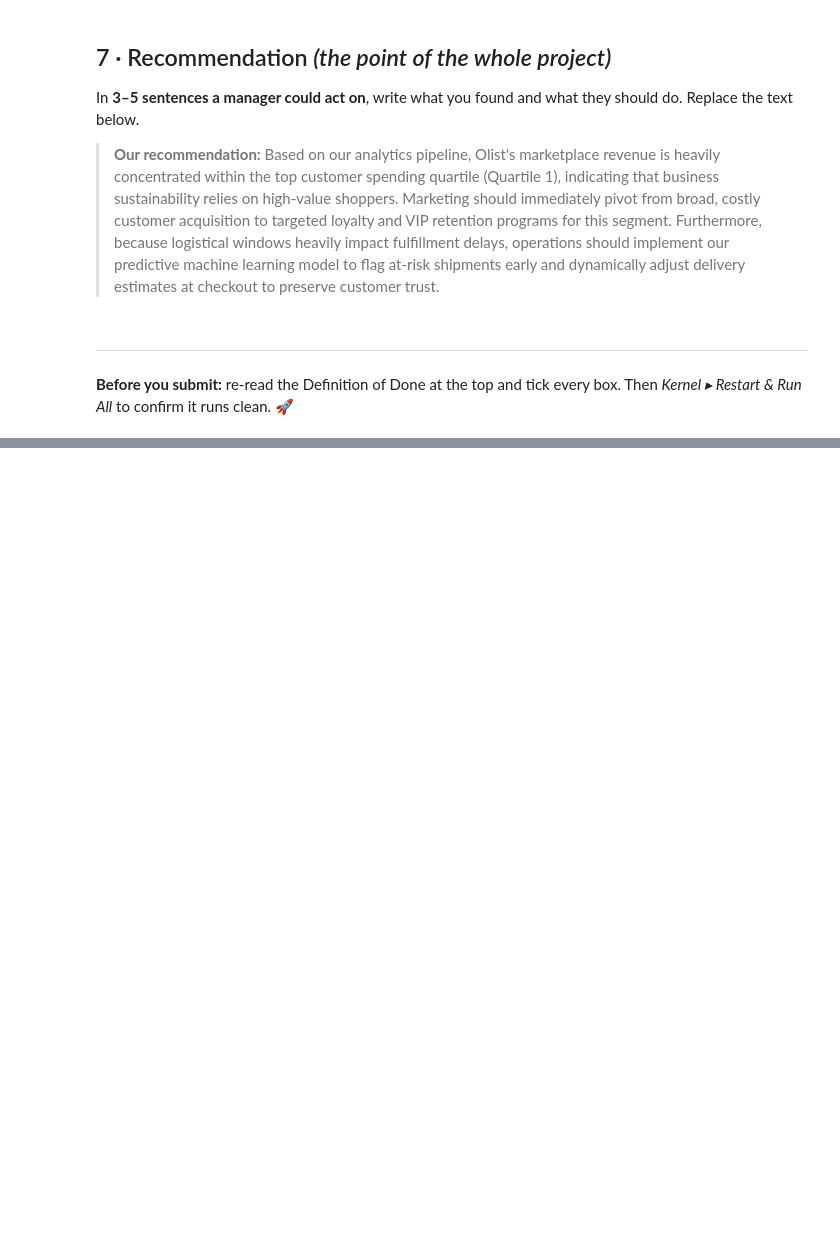
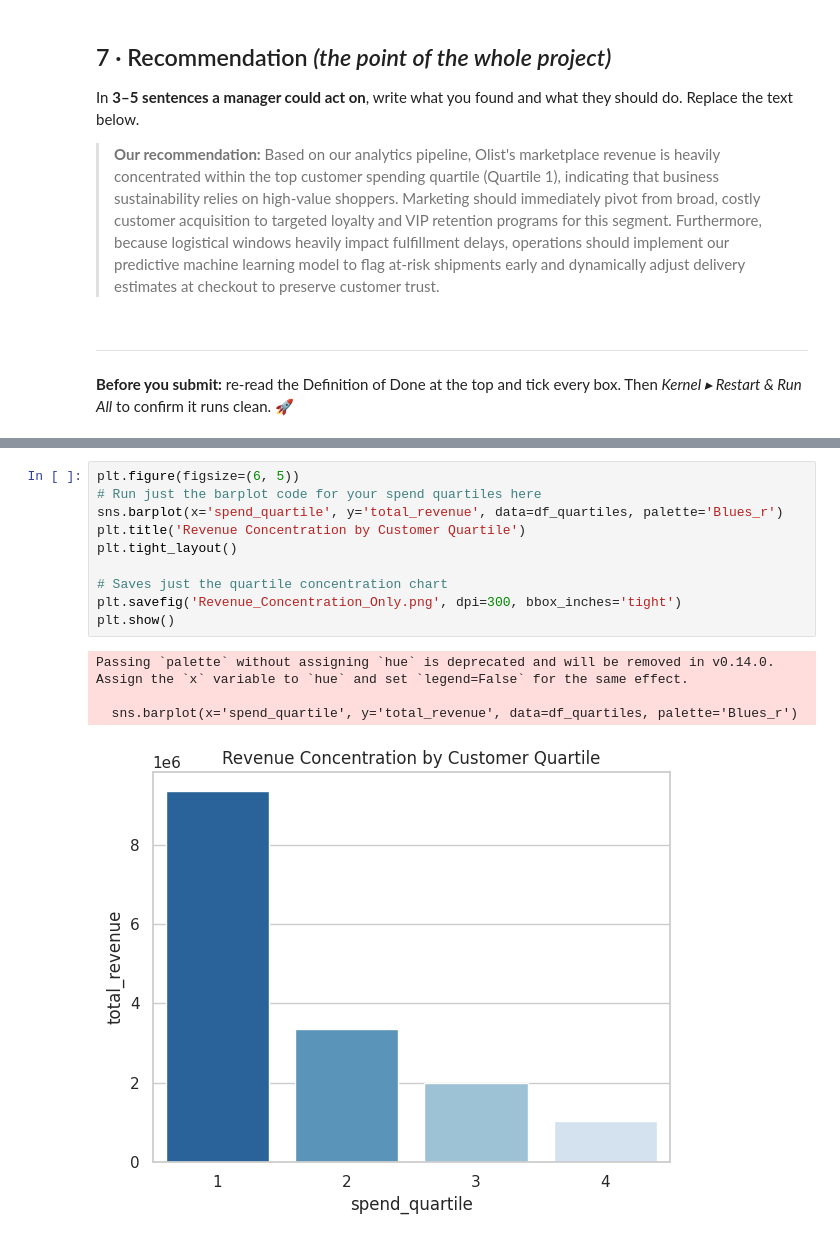
Before and after one commit to Ernestina-OwusuAnsah/olist-ecommence-analytics-group6, a Jupyter notebook: 01_ecommerce_olist_STARTER.ipynb, the cells around one changed output, grey strips where cells are left out. Cells and saved outputs as stored; diff of their text form; blank space fills up the shorter version.

```diff
--- a/01_ecommerce_olist_STARTER.ipynb
+++ b/01_ecommerce_olist_STARTER.ipynb
@@ -345,0 +429,15 @@ Based on our analytics pipeline, Olist's marketplace revenue is heavily concentr
+# %%
+plt.figure(figsize=(6, 5))
+# Run just the barplot code for your spend quartiles here
+sns.barplot(x='spend_quartile', y='total_revenue', data=df_quartiles, palette='Blues_r')
+plt.title('Revenue Concentration by Customer Quartile')
+plt.tight_layout()
+
+# Saves just the quartile concentration chart
+plt.savefig('Revenue_Concentration_Only.png', dpi=300, bbox_inches='tight')
+plt.show()
+# %% [output]
+Passing `palette` without assigning `hue` is deprecated and will be removed in v0.14.0. Assign the `x` variable to `hue` and set `legend=False` for the same effect.
+
+  sns.barplot(x='spend_quartile', y='total_revenue', data=df_quartiles, palette='Blues_r')
+[figure, added]
```
Also changed, not shown: parts of 14 cells of this notebook.
